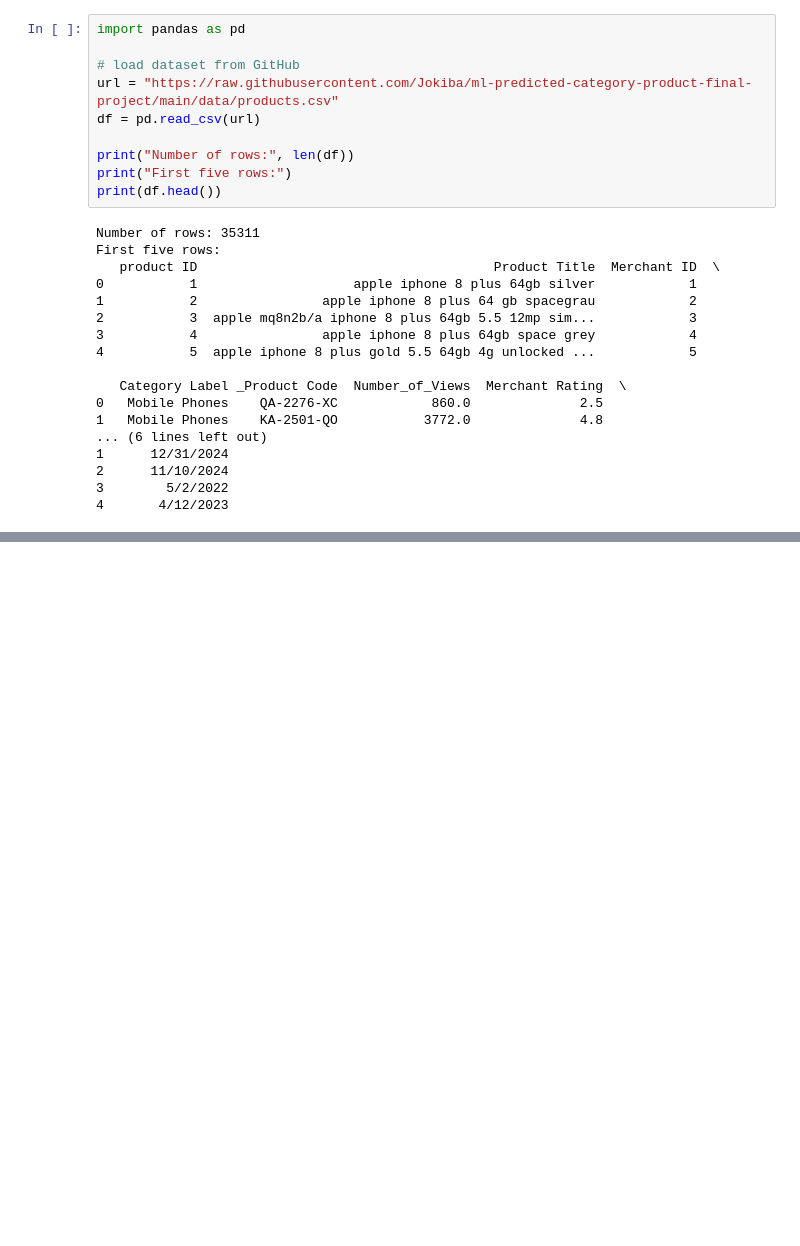
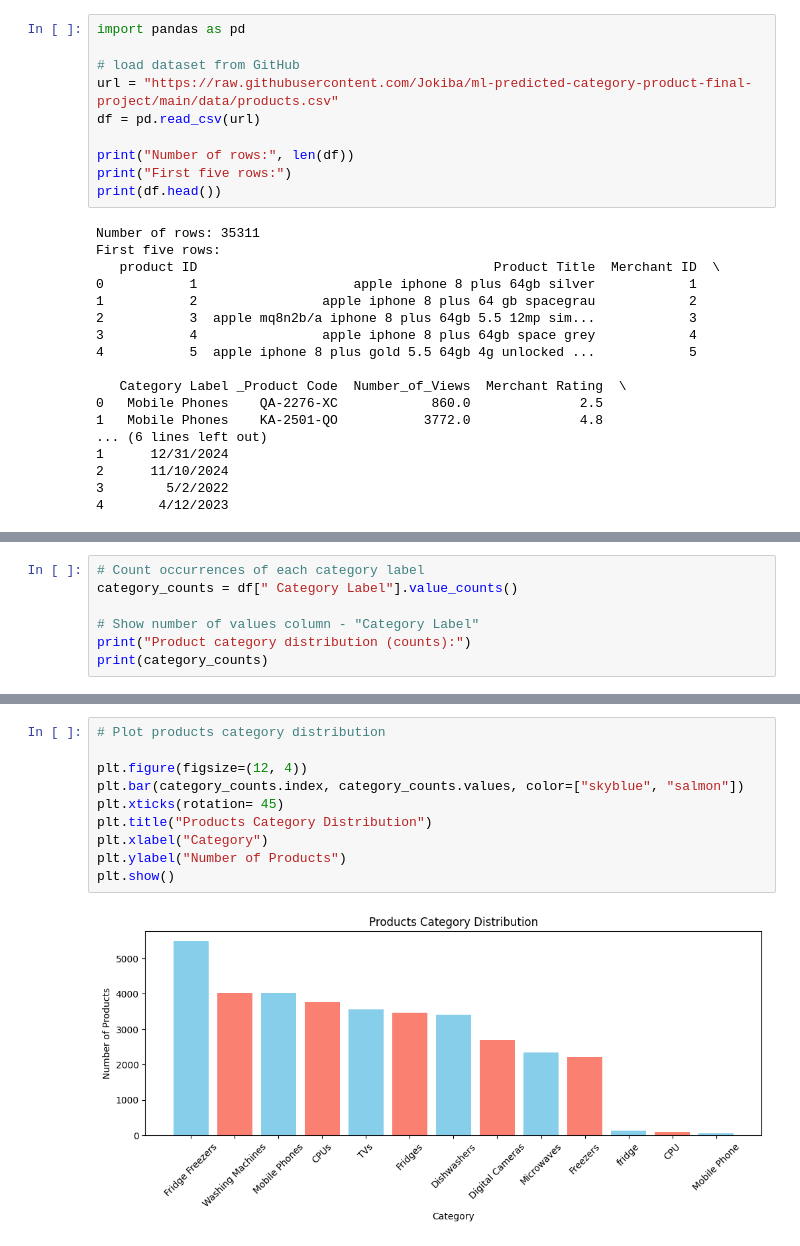
Before and after one commit to Jokiba/ml-predicted-category-product-final-project, a Jupyter notebook: notebooks/product_category_analysis.ipynb, the cells around one changed output, grey strips where cells are left out. Cells and saved outputs as stored; diff of their text form; blank space fills up the shorter version.

```diff
--- a/notebooks/product_category_analysis.ipynb
+++ b/notebooks/product_category_analysis.ipynb
@@ -36,0 +105,7 @@ First five rows:
+# %%
+# Count occurrences of each category label
+category_counts = df[" Category Label"].value_counts()
+
+# Show number of values column - "Category Label"
+print("Product category distribution (counts):")
+print(category_counts)
@@ -36,0 +132,12 @@ First five rows:
+# %%
+# Plot products category distribution
+
+plt.figure(figsize=(12, 4))
+plt.bar(category_counts.index, category_counts.values, color=["skyblue", "salmon"])
+plt.xticks(rotation= 45)
+plt.title("Products Category Distribution")
+plt.xlabel("Category")
+plt.ylabel("Number of Products")
+plt.show()
+# %% [output]
+[figure, added]
```
Also changed, not shown: parts of 11 cells of this notebook.
